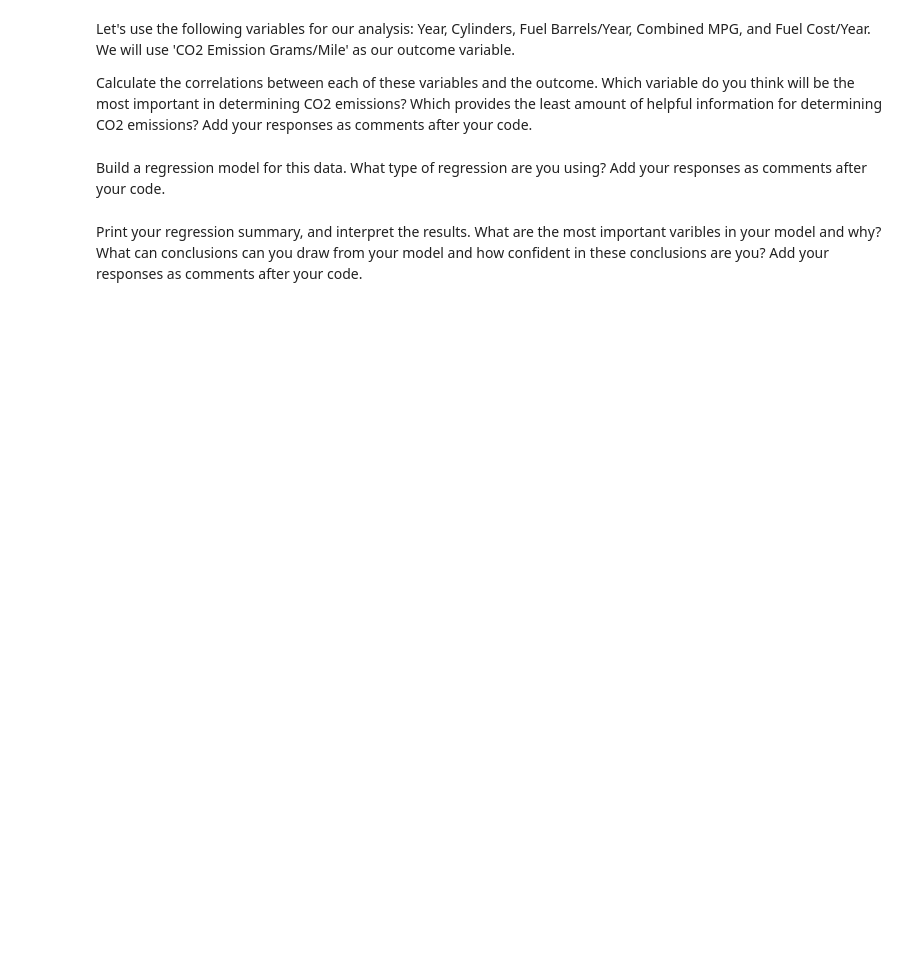
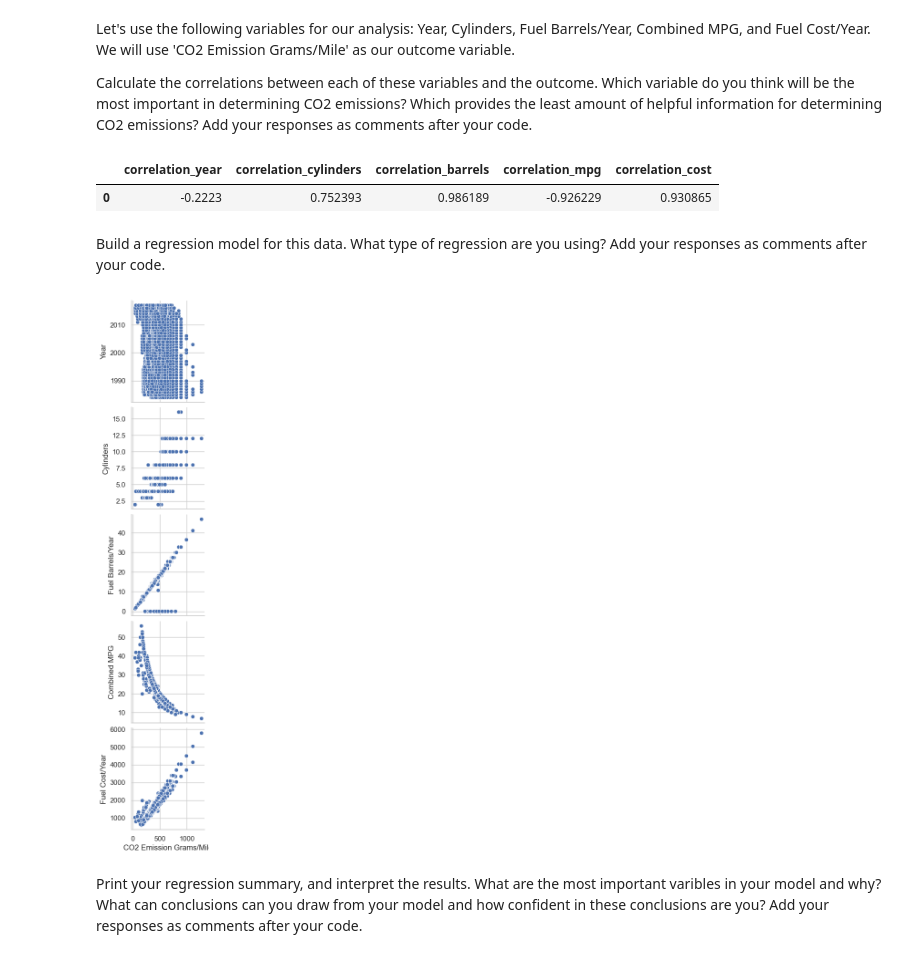
Before and after one commit to Ironhack-data-bcn-oct-2023/lab-regression-analysis, a Jupyter notebook: your-code.ipynb, the cells around one changed output. Saved outputs shown, nothing was run; the diff lists cells and outputs as text; code cells hidden in the pictures; blank space fills up the shorter version.

```diff
--- a/your-code.ipynb
+++ b/your-code.ipynb
@@ -61,0 +126,3 @@ For the second part of this lab, we will use the vehicles.csv data set. You can
+# %%
+vehicles = pd.read_csv("vehicles.csv")
+vehicles.sample()
@@ -68,2 +136,20 @@ Calculate the correlations between each of these variables and the outcome. Whic
+# %%
+correlation_year = vehicles["Year"].corr(vehicles["CO2 Emission Grams/Mile"])
+correlation_cylinders = vehicles["Cylinders"].corr(vehicles["CO2 Emission Grams/Mile"])
+correlation_barrels = vehicles["Fuel Barrels/Year"].corr(vehicles["CO2 Emission Grams/Mile"])
+correlation_mpg = vehicles["Combined MPG"].corr(vehicles["CO2 Emission Grams/Mile"])
+correlation_cost = vehicles["Fuel Cost/Year"].corr(vehicles["CO2 Emission Grams/Mile"])
+pd.DataFrame(
+    [{"correlation_year": correlation_year,
+     "correlation_cylinders": correlation_cylinders,
+     "correlation_barrels": correlation_barrels,
+     "correlation_mpg": correlation_mpg,
+     "correlation_cost": correlation_cost
+    }])
+# The variables with the highest correlataion with CO2 Emission Grams/Mile is Fuel Barrels/Year, it being positive
+# followed by Fuel Cost/Year, Combined MPG (negative correlation), Cylinders and lastly Year
+# %% [output]
+|  | correlation_year | correlation_cylinders | correlation_barrels | correlation_mpg | correlation_cost |
+| 0 | -0.2223 | 0.752393 | 0.986189 | -0.926229 | 0.930865 |
 # %% [markdown]
 Build a regression model for this data. What type of regression are you using? Add your responses as comments after your code.
@@ -72,2 +156,12 @@ Build a regression model for this data. What type of regression are you using? A
+# %%
+# These variables are numeric,
+sns.pairplot(data = vehicles, x_vars="CO2 Emission Grams/Mile", y_vars=["Year", "Cylinders", "Fuel Barrels/Year", "Combined MPG", "Fuel Cost/Year"]);
+# The scatterplot for year and CO2 Emission Grams/Mile is a point cloud, seems to show a slight negative linear correlation
+# Cylinders, Fuel Barrels/Year, Fuel Cost/Year have a positive lienar correlation with CO2 Emission Grams/Mile
+# Combined MPG showa a negative corrlation with CO2 Emission Grams/Mile, but the shape is not linear
+
+# We are going to use linear regression as it fits for most of the variables, and check if it's a good model through the metrics
+# %% [output]
+[figure, added]
 # %% [markdown]
 Print your regression summary, and interpret the results. What are the most important varibles in your model and why? What can conclusions can you draw from your model and how confident in these conclusions are you? Add your responses as comments after your code.
```
Also changed, not shown: parts of 40 cells of this notebook.
